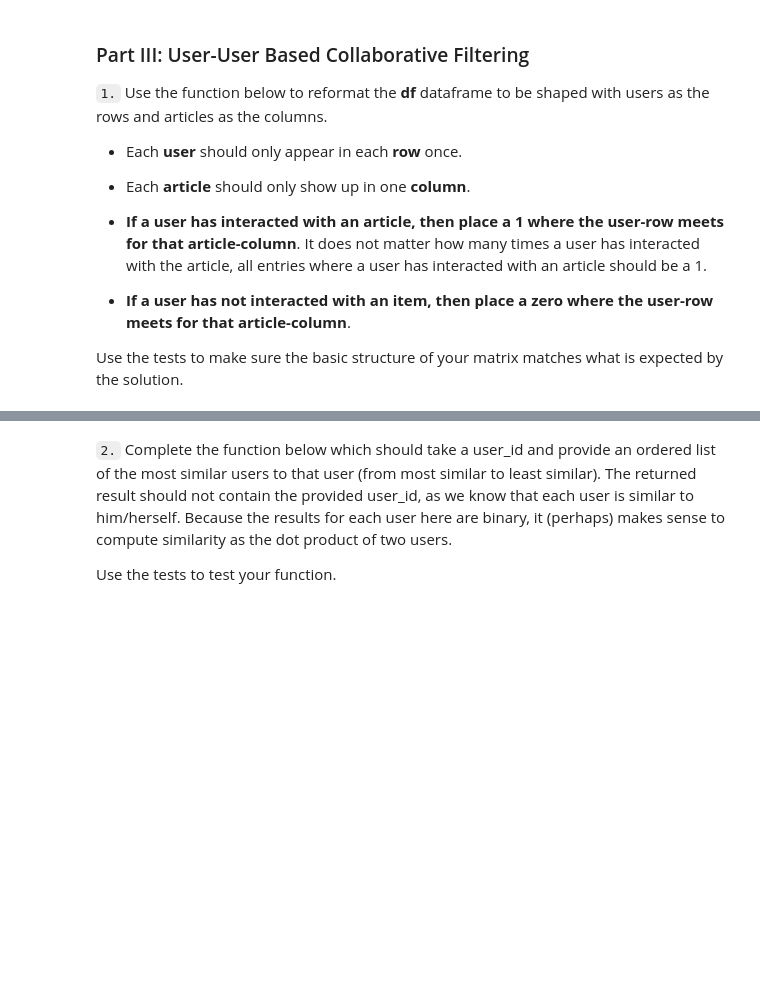
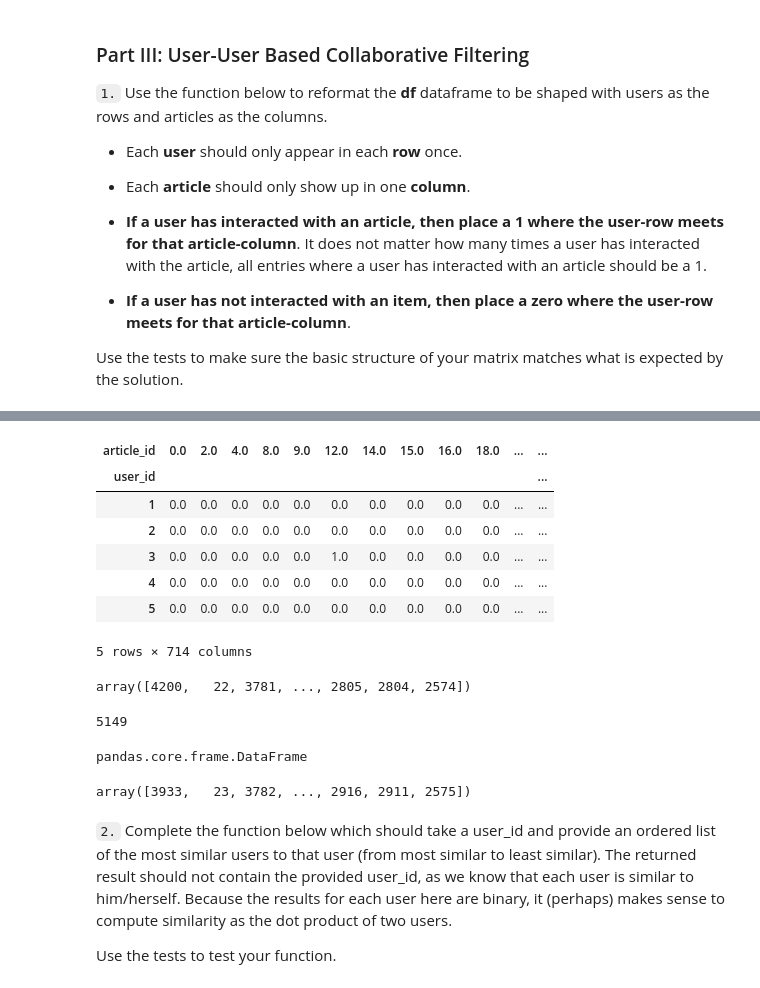
Before and after one commit to ocrush/data_science, a Jupyter notebook: recommendation_system/recommendations_with_ibm.ipynb, the cells around one changed output, grey strips where cells are left out. Saved outputs shown, nothing was run; the diff lists cells and outputs as text; code cells hidden in the pictures; blank space fills up the shorter version.

```diff
--- a/recommendation_system/recommendations_with_ibm.ipynb
+++ b/recommendation_system/recommendations_with_ibm.ipynb
@@ -328,3 +370,37 @@ print("You have passed our quick tests!  Please proceed!")
+# %%
+user_item.head()
+# %% [output]
+| article_id | 0.0 | 2.0 | 4.0 | 8.0 | 9.0 | 12.0 | 14.0 | 15.0 | 16.0 | 18.0 | ... | ... |
+| user_id |  |  |  |  |  |  |  |  |  |  |  | ... |
+| 1 | 0.0 | 0.0 | 0.0 | 0.0 | 0.0 | 0.0 | 0.0 | 0.0 | 0.0 | 0.0 | ... | ... |
+| 2 | 0.0 | 0.0 | 0.0 | 0.0 | 0.0 | 0.0 | 0.0 | 0.0 | 0.0 | 0.0 | ... | ... |
+| 3 | 0.0 | 0.0 | 0.0 | 0.0 | 0.0 | 1.0 | 0.0 | 0.0 | 0.0 | 0.0 | ... | ... |
+| 4 | 0.0 | 0.0 | 0.0 | 0.0 | 0.0 | 0.0 | 0.0 | 0.0 | 0.0 | 0.0 | ... | ... |
+| 5 | 0.0 | 0.0 | 0.0 | 0.0 | 0.0 | 0.0 | 0.0 | 0.0 | 0.0 | 0.0 | ... | ... |
+5 rows × 714 columns
+# %%
+# use linear kernel to find similarities of all users
+from sklearn.metrics.pairwise import linear_kernel
+similarities = linear_kernel(user_item, user_item)
+# not including the same user
+a = similarities[45].argsort()[::-1]
+a[a!=45]
+# %% [output]
+array([4200,   22, 3781, ..., 2805, 2804, 2574])
+# %%
+len(similarities[0])
+# %% [output]
+5149
+# %%
+type(user_item)
+# %% [output]
+pandas.core.frame.DataFrame
+# %%
+s = user_item.dot(np.transpose(user_item))
+a = s[1].sort_values(ascending=False).index.values
+a[a!=1]
+# %% [output]
+array([3933,   23, 3782, ..., 2916, 2911, 2575])
 # %% [markdown]
 `2.` Complete the function below which should take a user_id and provide an ordered list of the most similar users to that user (from most similar to least similar).  The returned result should not contain the provided user_id, as we know that each user is similar to him/herself. Because the results for each user here are binary, it (perhaps) makes sense to compute similarity as the dot product of two users.
 
```
Also changed, not shown: parts of 57 cells of this notebook.
